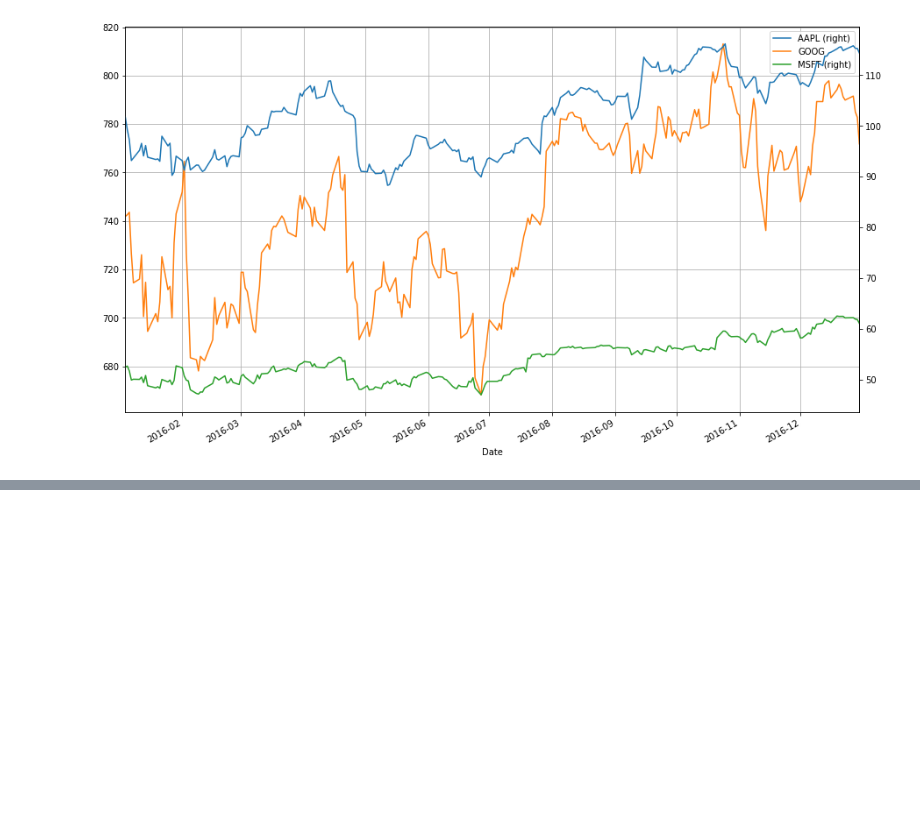
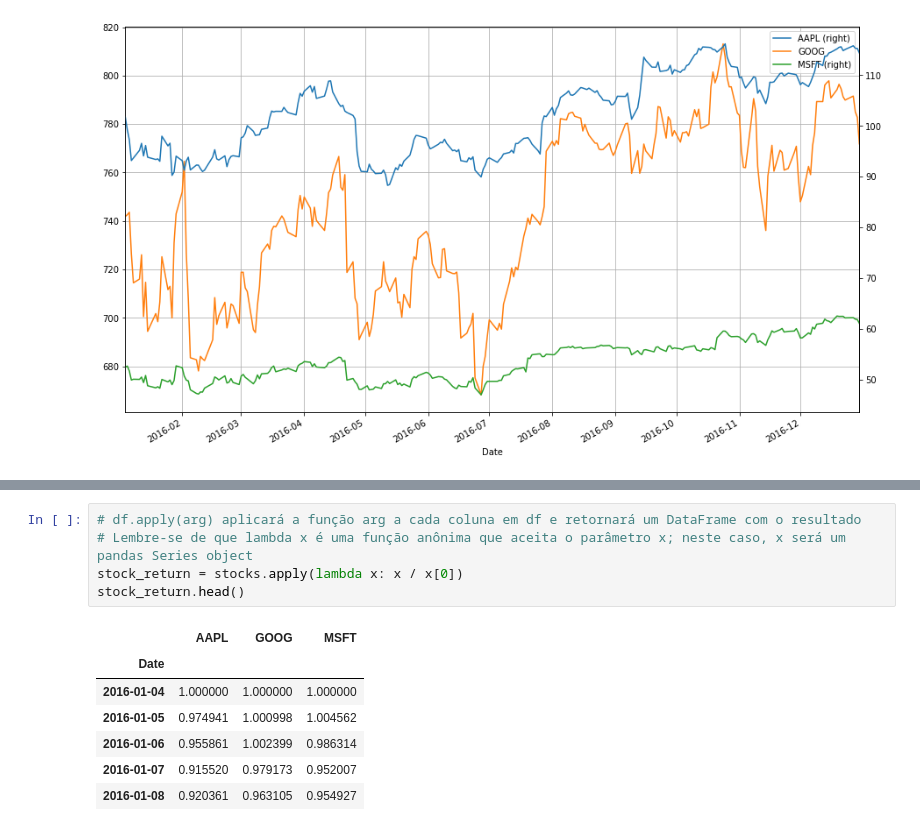
Before and after one commit to vitormeriat/meriat-ml-notes, a Jupyter notebook: Stock Market Data Analysis.ipynb, the cells around one changed output, grey strips where cells are left out. Saved outputs shown, nothing was run; the diff lists cells and outputs as text; blank space fills up the shorter version.

```diff
--- a/Stock Market Data Analysis.ipynb
+++ b/Stock Market Data Analysis.ipynb
@@ -231,0 +239,13 @@ stocks.plot(secondary_y = ["AAPL", "MSFT"], grid = True)
+# %%
+# df.apply(arg) aplicará a função arg a cada coluna em df e retornará um DataFrame com o resultado
+# Lembre-se de que lambda x é uma função anônima que aceita o parâmetro x; neste caso, x será um pandas Series object
+stock_return = stocks.apply(lambda x: x / x[0])
+stock_return.head()
+# %% [output]
+|  | AAPL | GOOG | MSFT |
+| Date |  |  |  |
+| 2016-01-04 | 1.000000 | 1.000000 | 1.000000 |
+| 2016-01-05 | 0.974941 | 1.000998 | 1.004562 |
+| 2016-01-06 | 0.955861 | 1.002399 | 0.986314 |
+| 2016-01-07 | 0.915520 | 0.979173 | 0.952007 |
+| 2016-01-08 | 0.920361 | 0.963105 | 0.954927 |
```
Also changed, not shown: parts of 2 cells of this notebook.
